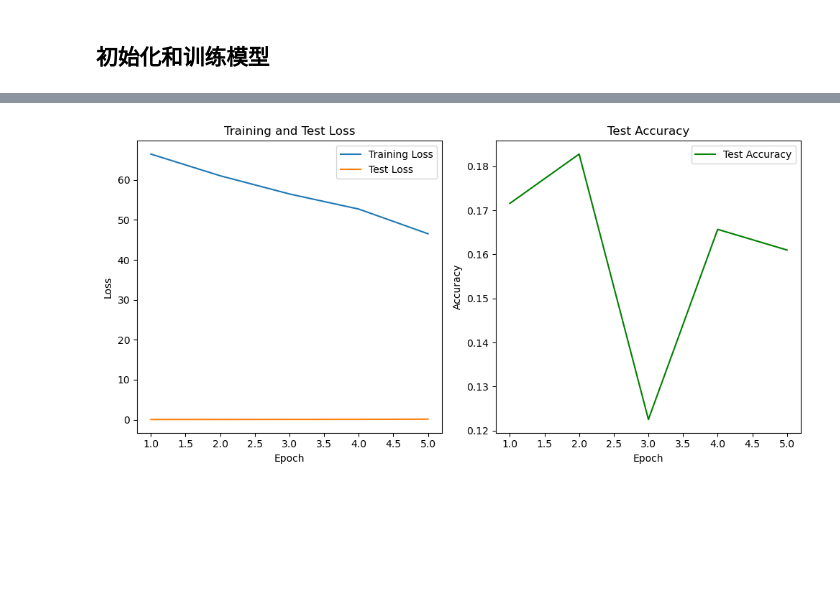
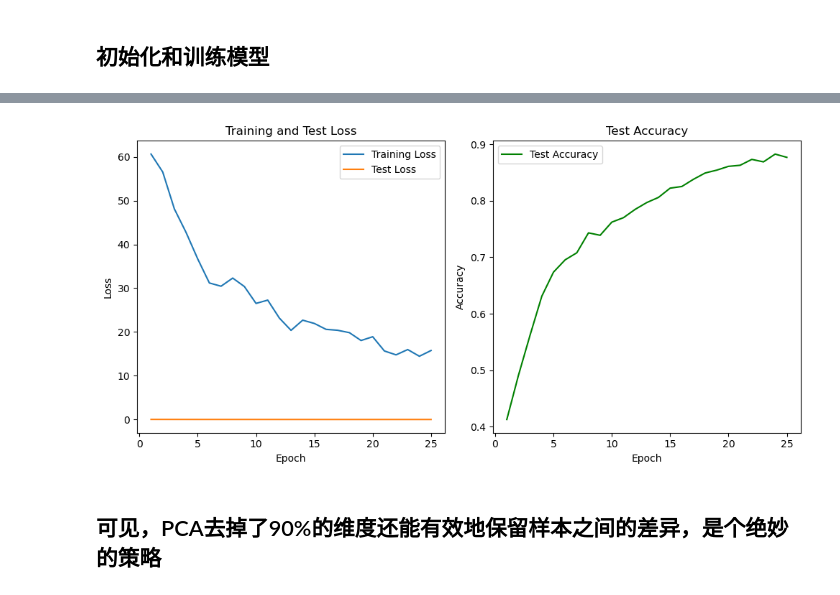
Before and after one commit to xiaolong-li1/algorithm, a Jupyter notebook: PCA_F.ipynb, the cells around one changed output, grey strips where cells are left out. Saved outputs shown, nothing was run; the diff lists cells and outputs as text; code cells hidden in the pictures; blank space fills up the shorter version.

```diff
--- a/PCA_F.ipynb
+++ b/PCA_F.ipynb
@@ -72,7 +74,7 @@ def find_k(S, rate):
     return k
 
 def trans(trainset, rate=0.90):
-    global U,V,
+    global U,V,S
     # 获取所有的训练数据
     train_data = trainset.data.numpy()
     num_samples, height, width = train_data.shape
@@ -81,7 +83,7 @@ def trans(trainset, rate=0.90):
     train_data_flat = train_data.reshape(num_samples, -1)
 
     # 计算SVD
-    if(not(U & V)):
+    if(V is None):
         U, S, V = np.linalg.svd(train_data_flat, full_matrices=False)
     k = find_k(S, rate)
     print("k_value: ",k,"\nnum_samples: ",num_samples)
@@ -220,5 +222,5 @@ criterion = nn.CrossEntropyLoss()
 optimizer = optim.SGD(model.parameters(), lr=0.0005)
 
 # 训练模型
-train(model, trainloader, optimizer, criterion, epochs=5)
+train(model, trainloader, optimizer, criterion, epochs=25)
 # %% [output]
@@ -242 +244,3 @@ Epoch 5/5, Test Loss: 0.1588, Test Accuracy: 0.1610
-[figure, old version]
+[figure, new version]
+# %% [markdown]
+## 可见，PCA去掉了90%的维度还能有效地保留样本之间的差异，是个绝妙的策略
```
Also changed, not shown: parts of 4 cells of this notebook.
